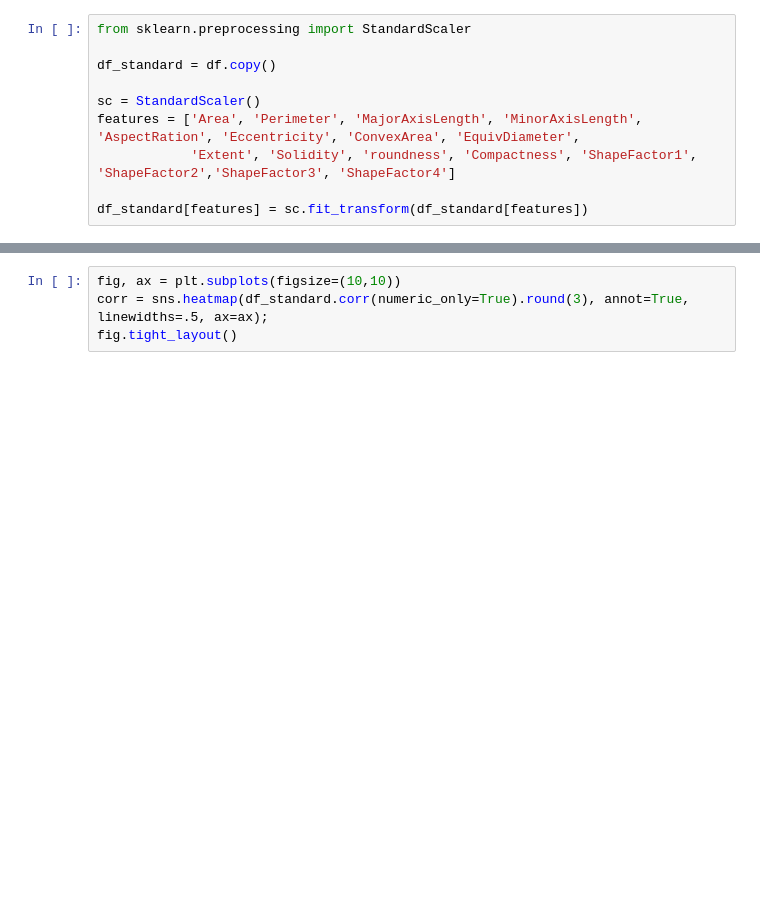
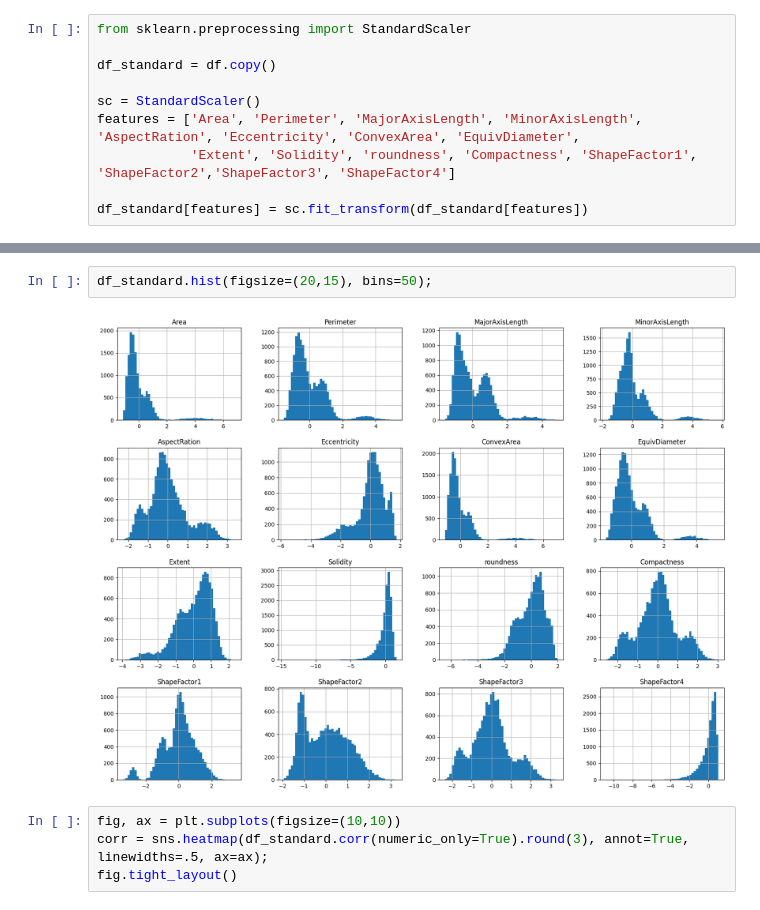
Before and after one commit to samuponz/drybeans, a Jupyter notebook: feature_scaling.ipynb, the cells around one changed output, grey strips where cells are left out. Cells and saved outputs as stored; diff of their text form; blank space fills up the shorter version.

```diff
--- a/feature_scaling.ipynb
+++ b/feature_scaling.ipynb
@@ -98,6 +106,10 @@ df_standard.describe()
 | 50% | -2.863377e-01 | -2.816033e-01 | -2.714228e-01 | -2.187975e-01 | -1.302079e-01 | 1.472404e-01 | -2.885152e-01 | ... |
 | 75% | 2.824987e-01 | 5.690149e-01 | 6.576317e-01 | 3.282530e-01 | 5.021578e-01 | 6.475228e-01 | 2.863522e-01 | ... |
 | max | 6.874044e+00 | 5.273833e+00 | 4.886372e+00 | 5.735751e+00 | 3.434007e+00 | 1.744901e+00 | 7.036141e+00 | ... |
+# %%
+df_standard.hist(figsize=(20,15), bins=50);
+# %% [output]
+[figure, added]
 # %%
 fig, ax = plt.subplots(figsize=(10,10))
 corr = sns.heatmap(df_standard.corr(numeric_only=True).round(3), annot=True, linewidths=.5, ax=ax);
```
Also changed, not shown: parts of 2 cells of this notebook.
